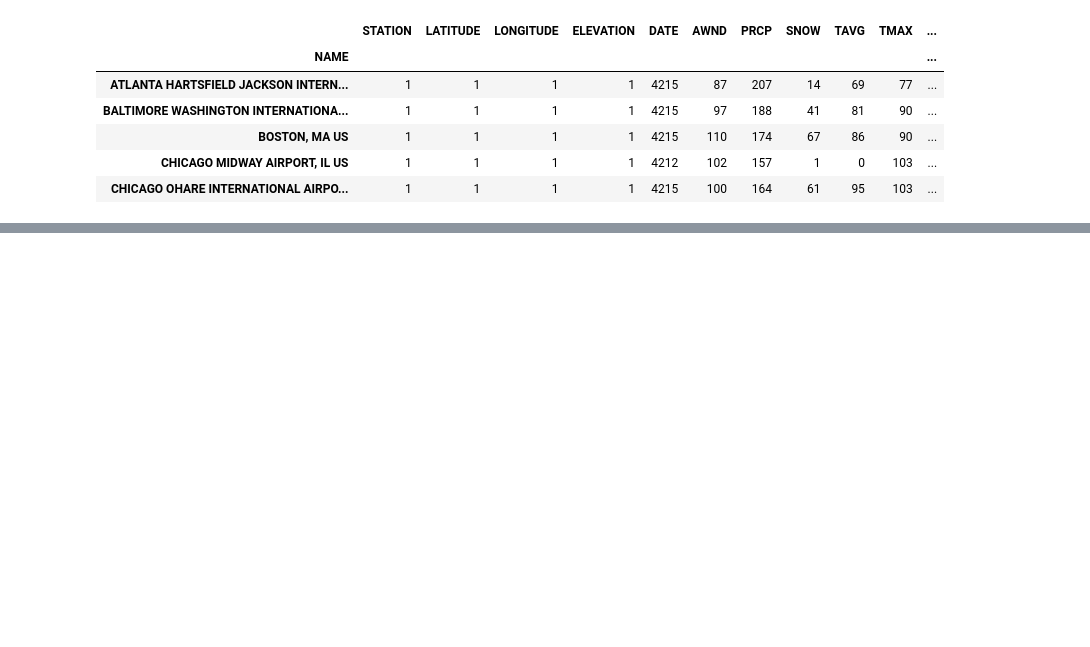
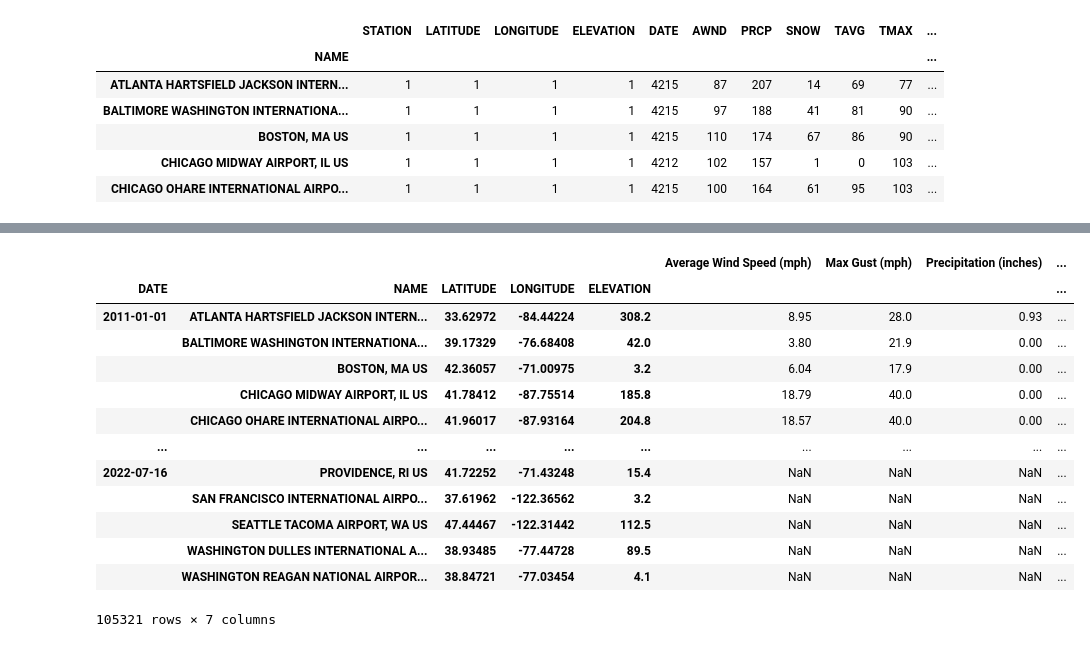
Before and after one commit to NicoleRyan99/GROUP-PROJECT-3, a Jupyter notebook: historical_weather.ipynb, the cells around one changed output, grey strips where cells are left out. Drawn from its saved outputs; the diff is of its cells as text; code cells hidden in the pictures; blank space fills up the shorter version.

```diff
--- a/historical_weather.ipynb
+++ b/historical_weather.ipynb
@@ -89,0 +140,6 @@ yearly_summary.head()
+# %%
+daily_summaries.rename(columns={"AWND":"Average Wind Speed (mph)", "WSF5":"Max Gust (mph)",
+                                "PRCP":"Precipitation (inches)", "SNOW": "Snow Accumulation (inches)",
+                                "TAVG":"Average Temperature (deg F)", "TMAX":"Max Temperature (deg F)",
+                                "TMIN":"Min Temperature (deg F)"}, inplace=True)
+daily_summaries.head()
@@ -89,0 +154,20 @@ yearly_summary.head()
+# %%
+daily_summaries = daily_summaries[["Average Wind Speed (mph)", "Max Gust (mph)", "Precipitation (inches)",
+                                   "Snow Accumulation (inches)", "Average Temperature (deg F)",
+                                  "Max Temperature (deg F)", "Min Temperature (deg F)"]]
+daily_summaries
+# %% [output]
+|  |  |  |  |  | Average Wind Speed (mph) | Max Gust (mph) | Precipitation (inches) | ... |
+| DATE | NAME | LATITUDE | LONGITUDE | ELEVATION |  |  |  | ... |
+| 2011-01-01 | ATLANTA HARTSFIELD JACKSON INTERN... | 33.62972 | -84.44224 | 308.2 | 8.95 | 28.0 | 0.93 | ... |
+|  | BALTIMORE WASHINGTON INTERNATIONA... | 39.17329 | -76.68408 | 42.0 | 3.80 | 21.9 | 0.00 | ... |
+|  | BOSTON, MA US | 42.36057 | -71.00975 | 3.2 | 6.04 | 17.9 | 0.00 | ... |
+|  | CHICAGO MIDWAY AIRPORT, IL US | 41.78412 | -87.75514 | 185.8 | 18.79 | 40.0 | 0.00 | ... |
+|  | CHICAGO OHARE INTERNATIONAL AIRPO... | 41.96017 | -87.93164 | 204.8 | 18.57 | 40.0 | 0.00 | ... |
+| ... | ... | ... | ... | ... | ... | ... | ... | ... |
+| 2022-07-16 | PROVIDENCE, RI US | 41.72252 | -71.43248 | 15.4 | NaN | NaN | NaN | ... |
+|  | SAN FRANCISCO INTERNATIONAL AIRPO... | 37.61962 | -122.36562 | 3.2 | NaN | NaN | NaN | ... |
+|  | SEATTLE TACOMA AIRPORT, WA US | 47.44467 | -122.31442 | 112.5 | NaN | NaN | NaN | ... |
+|  | WASHINGTON DULLES INTERNATIONAL A... | 38.93485 | -77.44728 | 89.5 | NaN | NaN | NaN | ... |
+|  | WASHINGTON REAGAN NATIONAL AIRPOR... | 38.84721 | -77.03454 | 4.1 | NaN | NaN | NaN | ... |
+105321 rows × 7 columns
```
Also changed, not shown: parts of 6 cells of this notebook, 1 other file.
